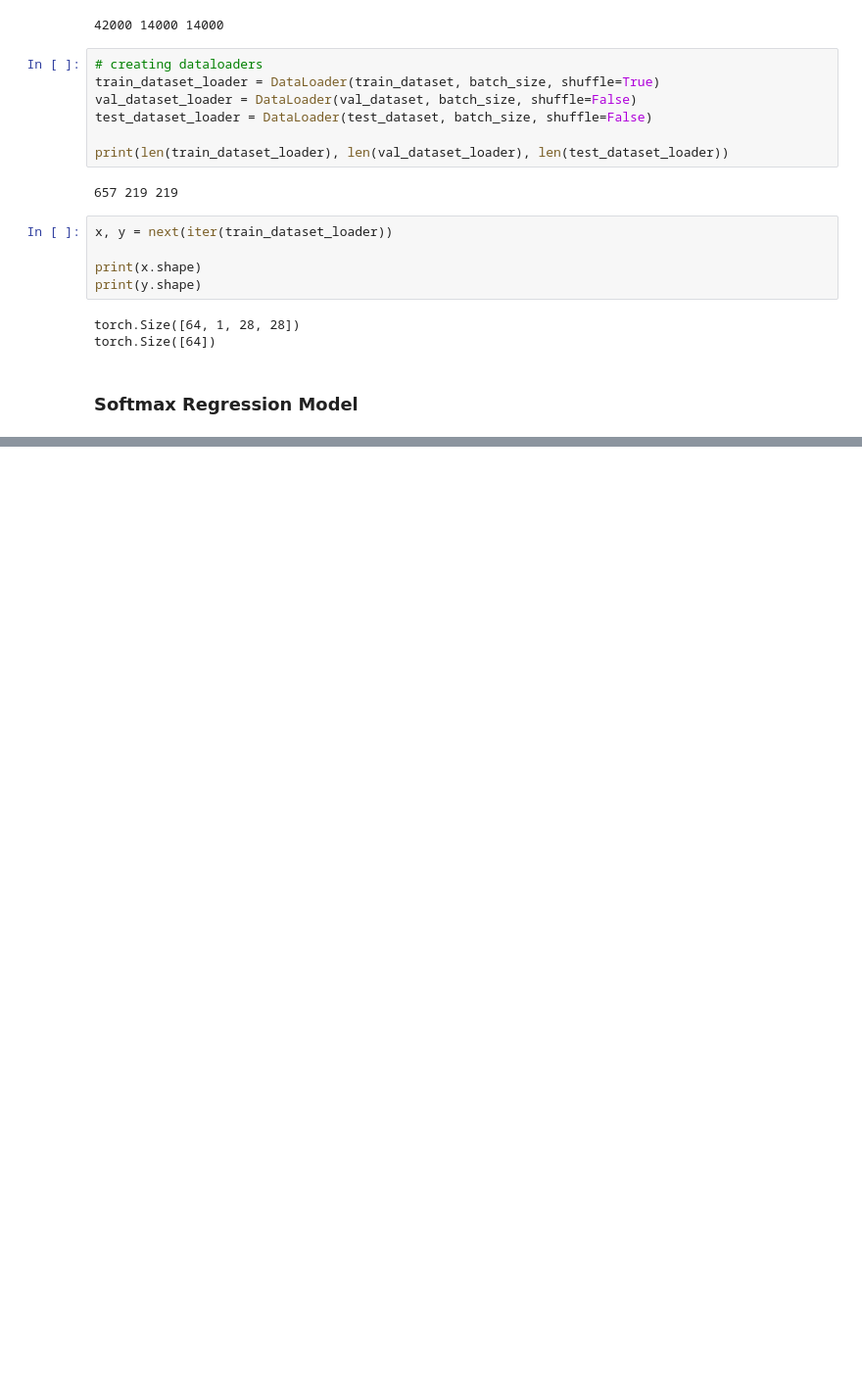
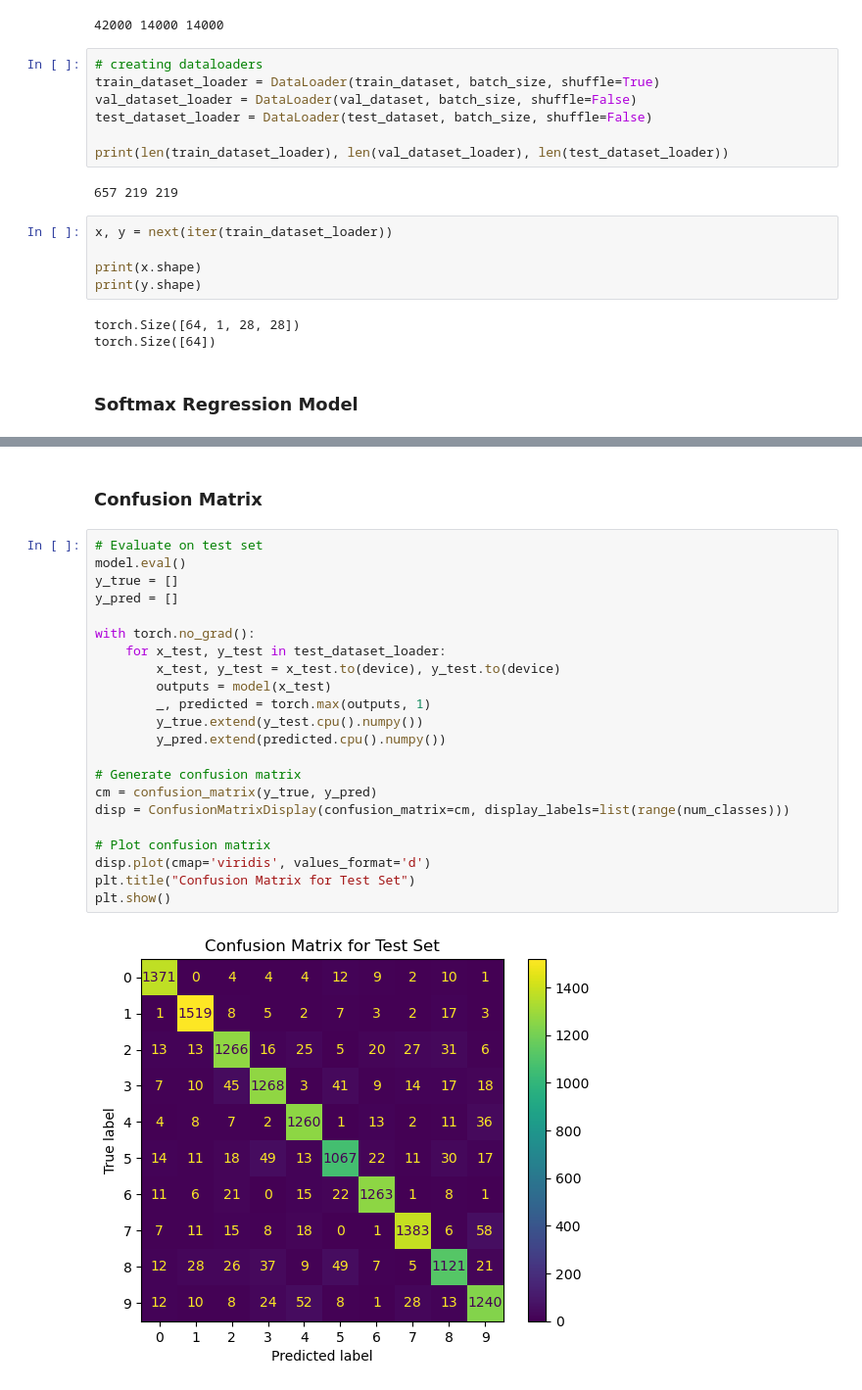
Before and after one commit to ranimeshehata/Softmax-Regression-on-MNIST, a Jupyter notebook: softmax_regression.ipynb, the cells around one changed output, grey strips where cells are left out. Shown: that part at 98% size. Cells and saved outputs as stored; diff of their text form; blank space fills up the shorter version.

Commit message:
adding confusion matrix and markdown cells for illustration

```diff
--- a/softmax_regression.ipynb
+++ b/softmax_regression.ipynb
@@ -199,0 +251,26 @@ Validation Accuracy: 0.9114%
+# %% [markdown]
+<h3>Confusion Matrix</h3>
+# %%
+# Evaluate on test set
+model.eval()
+y_true = []
+y_pred = []
+
+with torch.no_grad():
+    for x_test, y_test in test_dataset_loader:
+        x_test, y_test = x_test.to(device), y_test.to(device)
+        outputs = model(x_test)
+        _, predicted = torch.max(outputs, 1)
+        y_true.extend(y_test.cpu().numpy())
+        y_pred.extend(predicted.cpu().numpy())
+
+# Generate confusion matrix
+cm = confusion_matrix(y_true, y_pred)
+disp = ConfusionMatrixDisplay(confusion_matrix=cm, display_labels=list(range(num_classes)))
+
+# Plot confusion matrix
+disp.plot(cmap='viridis', values_format='d')
+plt.title("Confusion Matrix for Test Set")
+plt.show()
+# %% [output]
+[figure, added]
```
Also changed, not shown: parts of 9 cells of this notebook.
